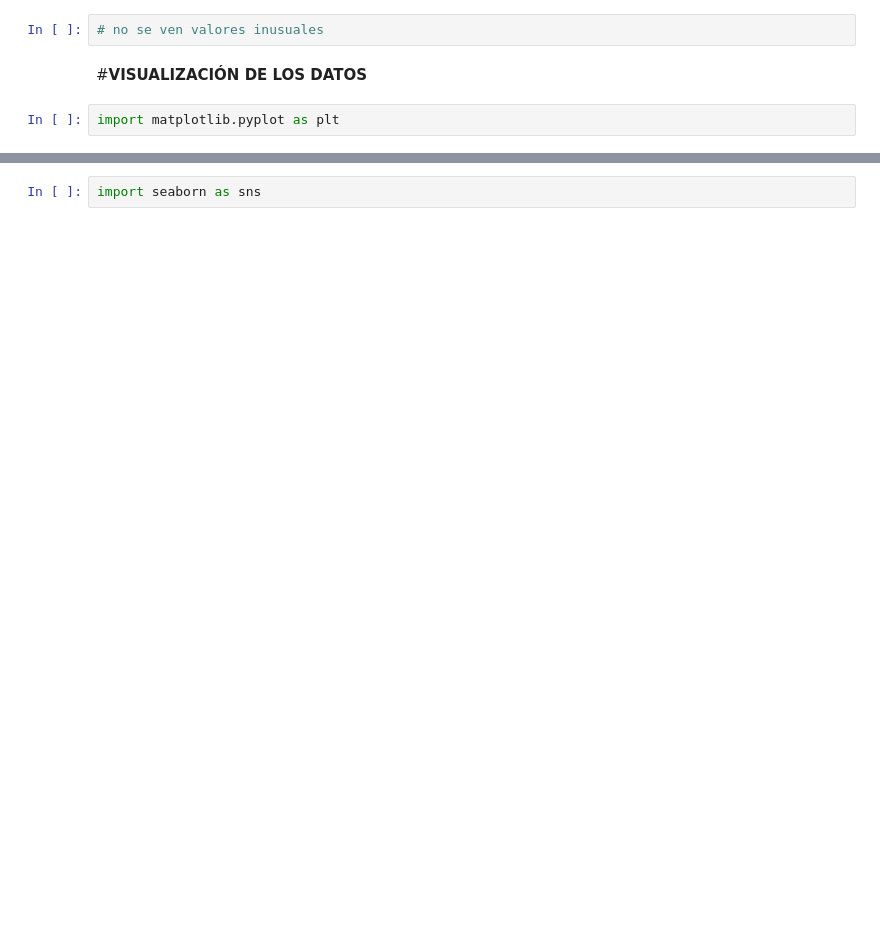
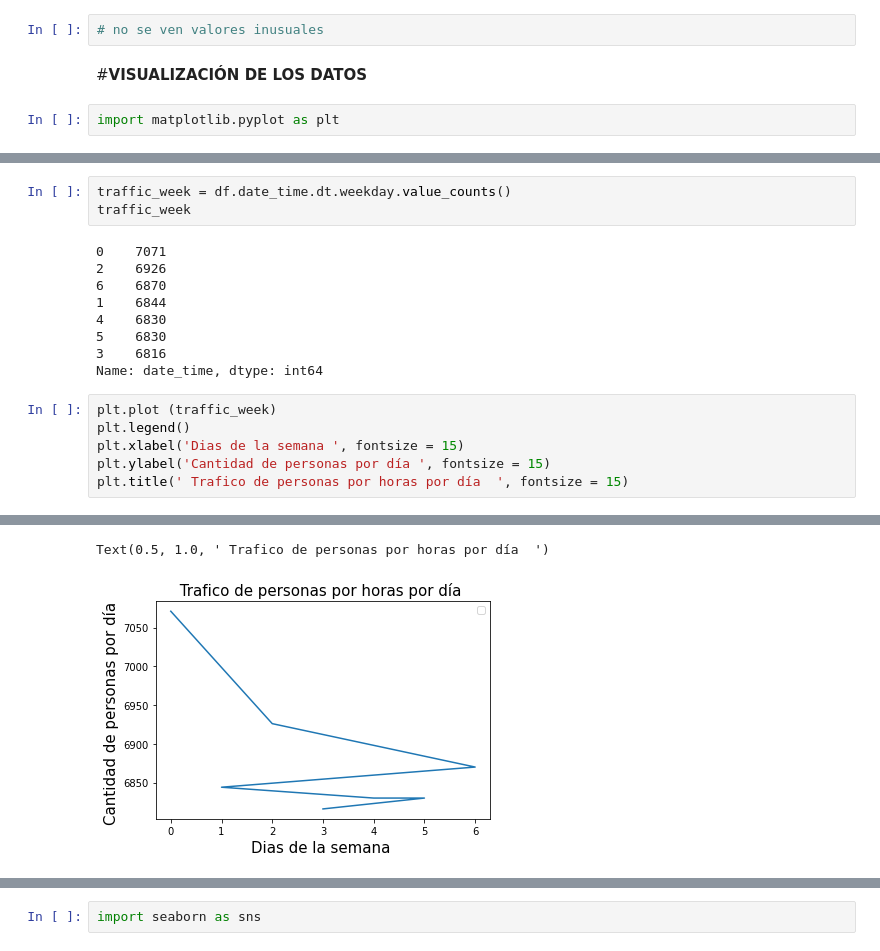
Before and after one commit to ElianaMontoya21/project-predictions, a Jupyter notebook: Metro_Interstate_Traffic_Volume_.ipynb, the cells around one changed output, grey strips where cells are left out. Saved outputs shown, nothing was run; the diff lists cells and outputs as text; blank space fills up the shorter version.

```diff
--- a/Metro_Interstate_Traffic_Volume_.ipynb
+++ b/Metro_Interstate_Traffic_Volume_.ipynb
@@ -173,0 +297,19 @@ Text(0.5, 0, 'cantidad de personas por día de personas en el metro ')
+# %%
+traffic_week = df.date_time.dt.weekday.value_counts()
+traffic_week
+# %% [output]
+0    7071
+2    6926
+6    6870
+1    6844
+4    6830
+5    6830
+3    6816
+Name: date_time, dtype: int64
+# %%
+plt.plot (traffic_week)
+plt.legend()
+plt.xlabel('Dias de la semana ', fontsize = 15)
+plt.ylabel('Cantidad de personas por día ', fontsize = 15)
+plt.title(' Trafico de personas por horas por día  ', fontsize = 15)
+# %% [output]
@@ -173,0 +317,2 @@ Text(0.5, 0, 'cantidad de personas por día de personas en el metro ')
+Text(0.5, 1.0, ' Trafico de personas por horas por día  ')
+[figure, added]
```
Also changed, not shown: parts of 64 cells of this notebook.
